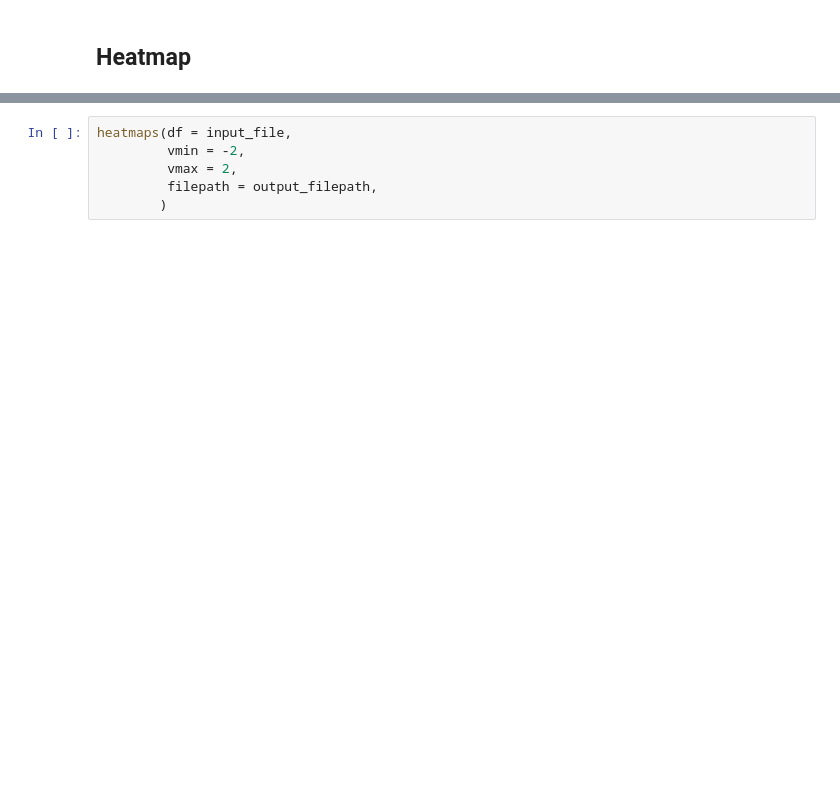
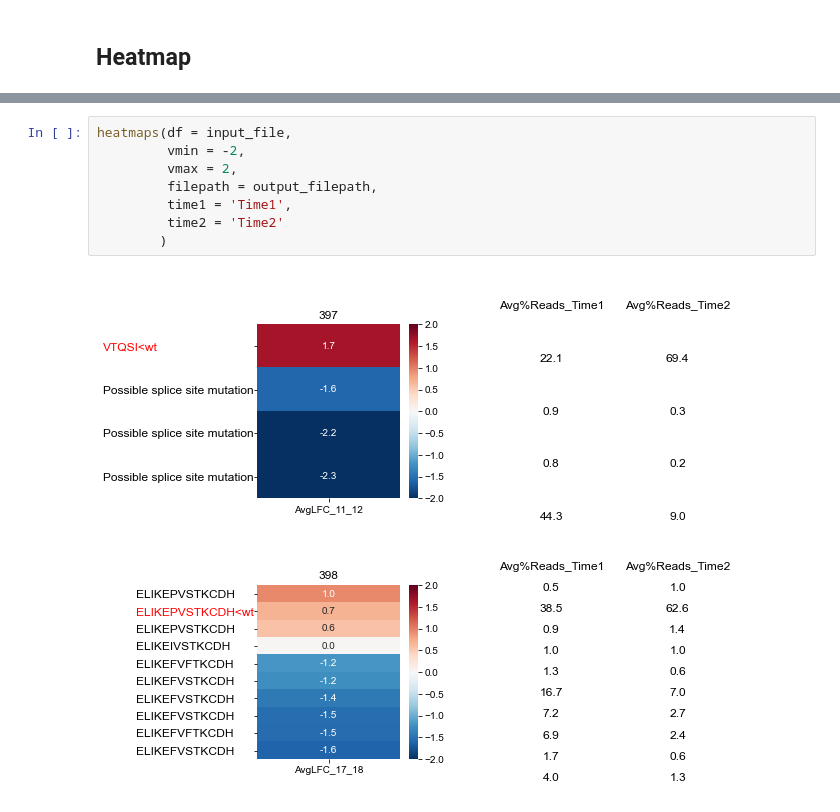
Before and after one commit to broadinstitute/be-validation-pipeline, a Jupyter notebook: notebooks/BEV_allele_frequencies_v4.ipynb, the cells around one changed output, grey strips where cells are left out. Cells and saved outputs as stored; diff of their text form; blank space fills up the shorter version.

Commit message:
fixed time point order in avg%reads tables

```diff
--- a/notebooks/BEV_allele_frequencies_v4.ipynb
+++ b/notebooks/BEV_allele_frequencies_v4.ipynb
@@ -756,6 +790,10 @@ def heatmaps(df,vmin,vmax,filepath, **kwargs):
 # %%
 heatmaps(df = input_file,
          vmin = -2,
          vmax = 2,
          filepath = output_filepath,
+         time1 = 'Time1',
+         time2 = 'Time2'
         )
+# %% [output]
+[figure, added]
```
Also changed, not shown: parts of 14 cells of this notebook.
